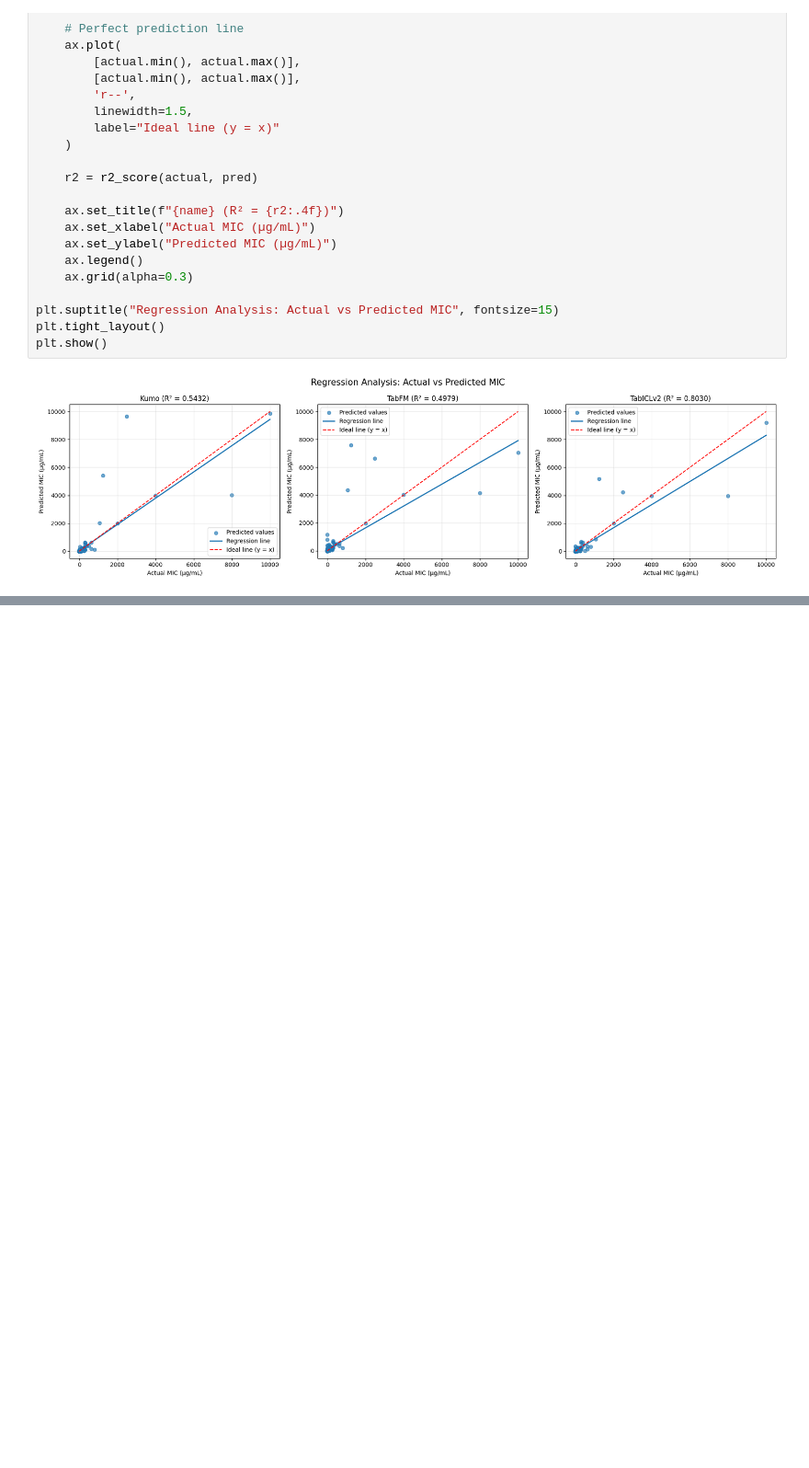
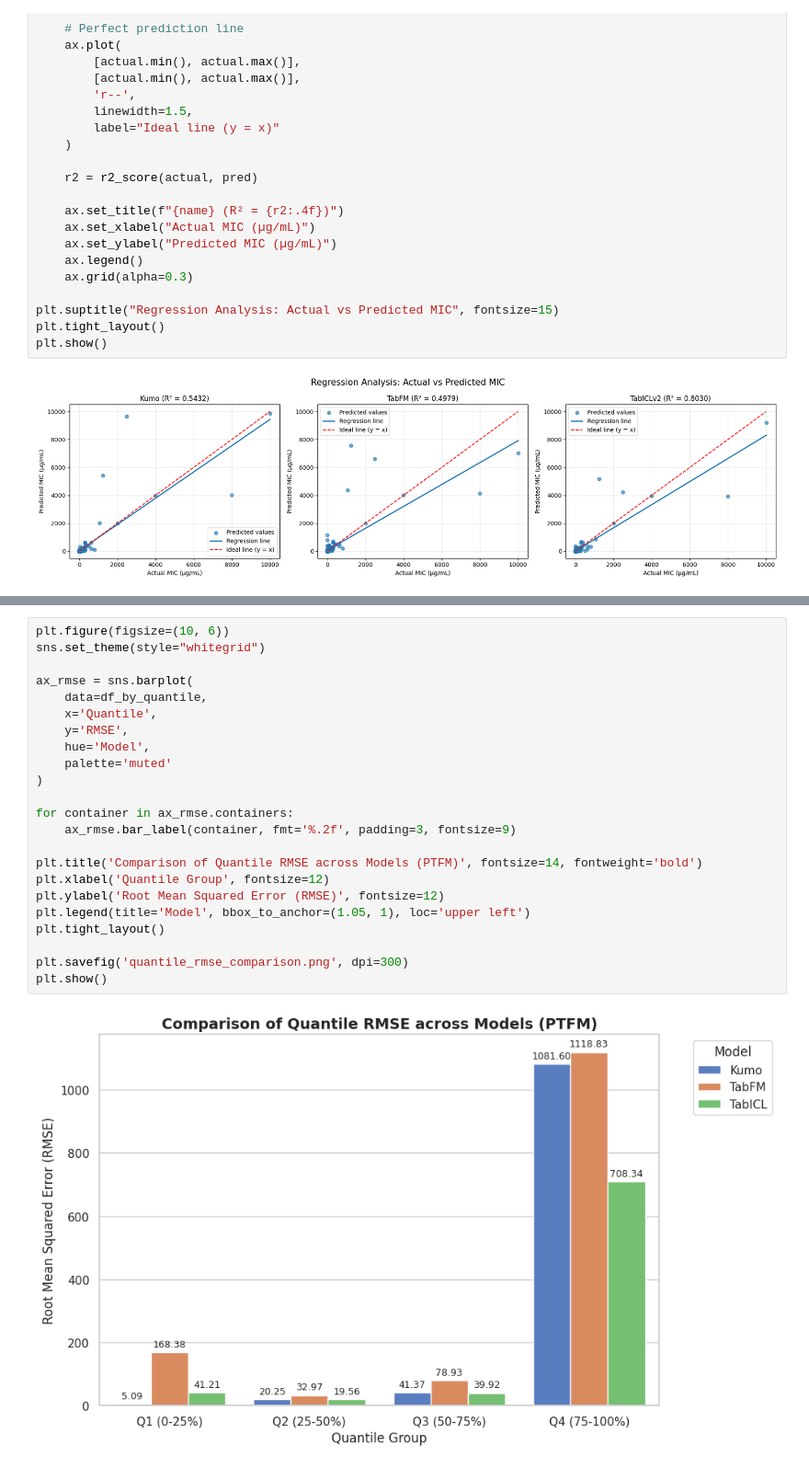
Before and after one commit to BaoNguyen151654/Biomed_DataScience, a Jupyter notebook: Performance_seltox_ptfm/MIC/PTFM_MIC.ipynb, the cells around one changed output, grey strips where cells are left out. Shown at 92% size. Drawn from its saved outputs; the diff is of its cells as text; blank space fills up the shorter version.

```diff
--- a/Performance_seltox_ptfm/MIC/PTFM_MIC.ipynb
+++ b/Performance_seltox_ptfm/MIC/PTFM_MIC.ipynb
@@ -353,0 +419,25 @@ TabICLv2: 8 / 298 (2.68%)
+# %%
+plt.figure(figsize=(10, 6))
+sns.set_theme(style="whitegrid")
+
+ax_rmse = sns.barplot(
+    data=df_by_quantile,
+    x='Quantile',
+    y='RMSE',
+    hue='Model',
+    palette='muted'
+)
+
+for container in ax_rmse.containers:
+    ax_rmse.bar_label(container, fmt='%.2f', padding=3, fontsize=9)
+
+plt.title('Comparison of Quantile RMSE across Models (PTFM)', fontsize=14, fontweight='bold')
+plt.xlabel('Quantile Group', fontsize=12)
+plt.ylabel('Root Mean Squared Error (RMSE)', fontsize=12)
+plt.legend(title='Model', bbox_to_anchor=(1.05, 1), loc='upper left')
+plt.tight_layout()
+
+plt.savefig('quantile_rmse_comparison.png', dpi=300)
+plt.show()
+# %% [output]
+[figure, added]
```
Also changed, not shown: parts of 12 cells of this notebook, 2 other files.
